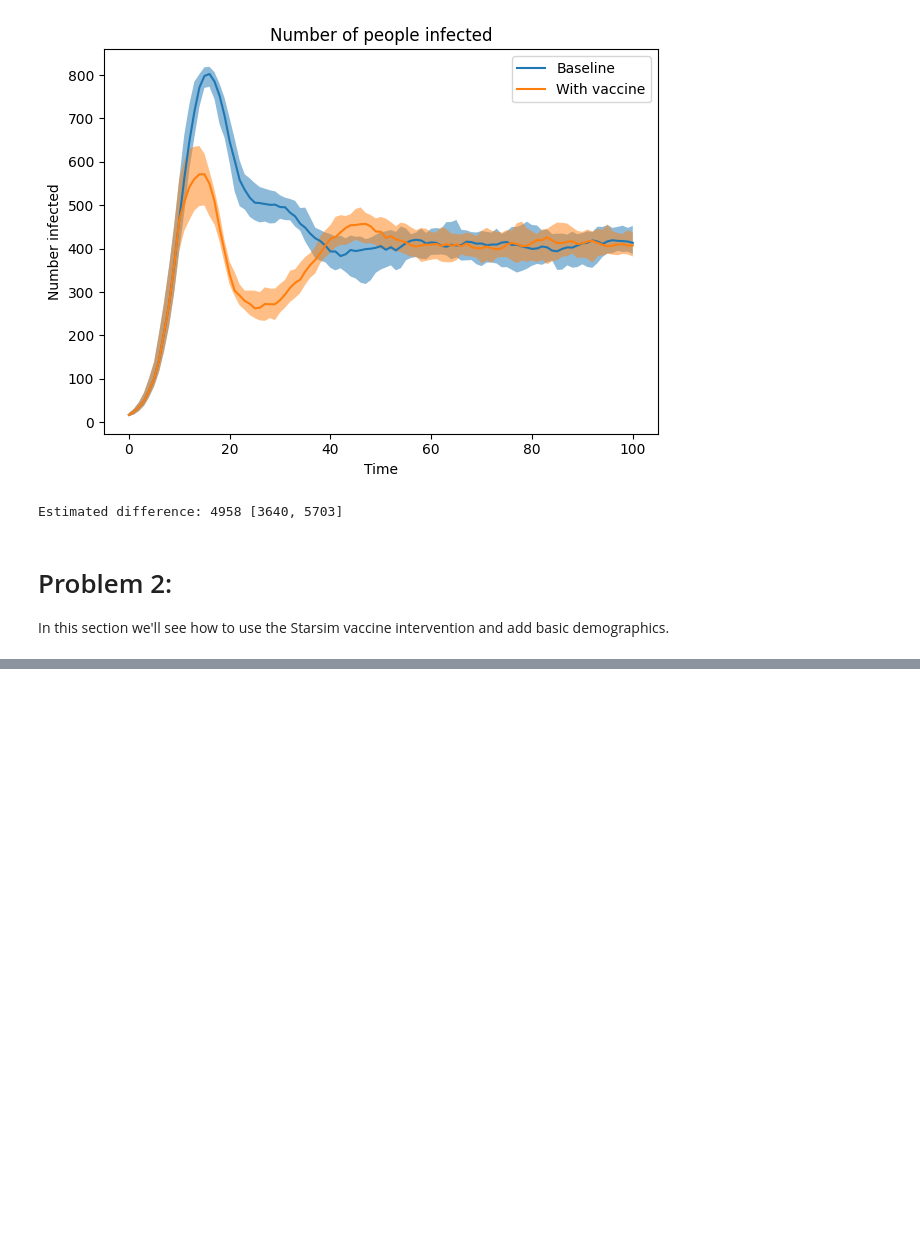
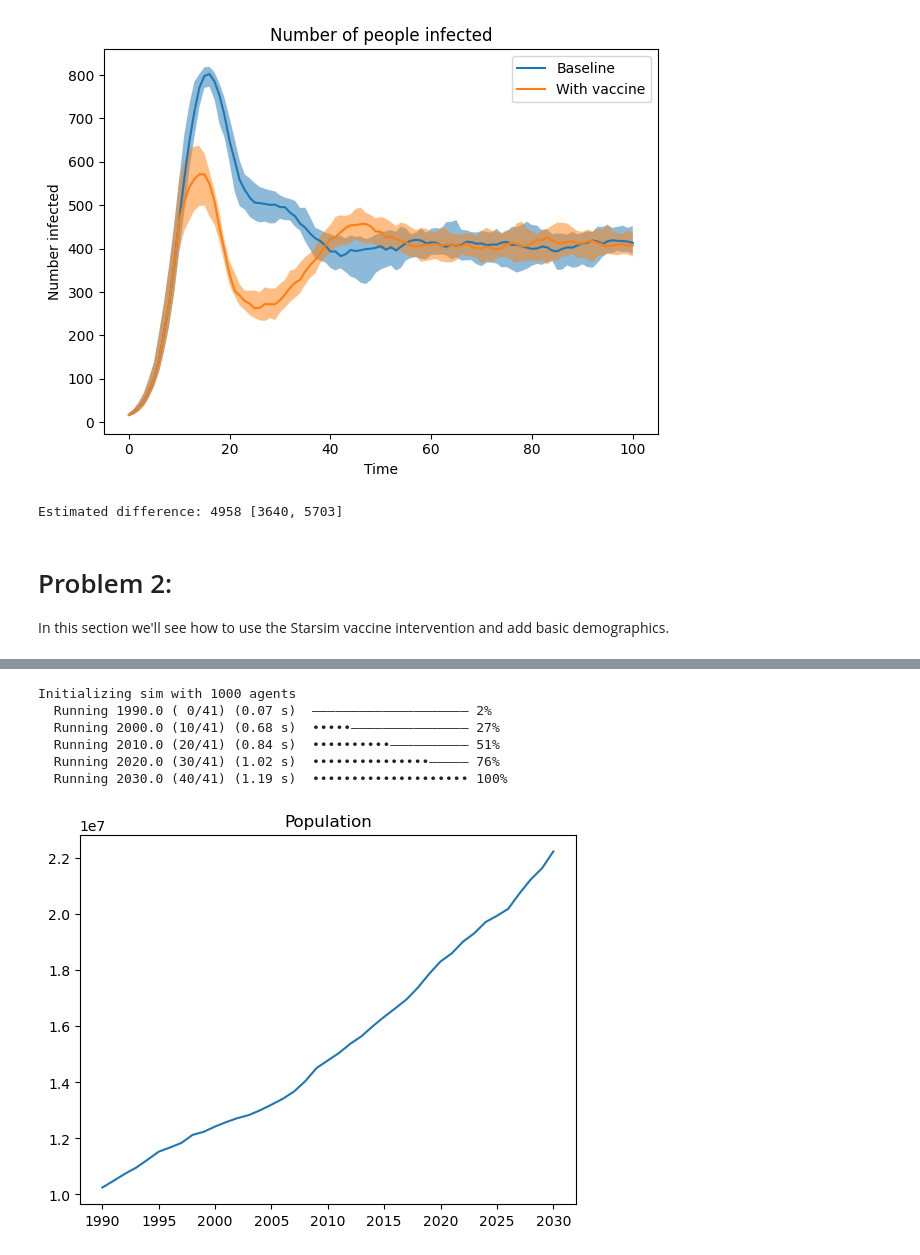
Before and after one commit to APHRC-DSE/ABM-Modelling, a Jupyter notebook: tutorials/tut8.2_scenarios.ipynb, the cells around one changed output, grey strips where cells are left out. Saved outputs shown, nothing was run; the diff lists cells and outputs as text; code cells hidden in the pictures; blank space fills up the shorter version.

Commit message:
add more demographics

```diff
--- a/tutorials/tut8.2_scenarios.ipynb
+++ b/tutorials/tut8.2_scenarios.ipynb
@@ -148,0 +165,50 @@ AttributeError: 'numpy.ndarray' object has no attribute 'uid'
+# %%
+import pandas as pd  # Data
+import starsim as ss  # ABM
+import pylab as pl # Plotting
+
+
+def make_run_sim(location='zimbabwe'):
+    # Make demographic modules
+    fertility_rates = {'fertility_rate': pd.read_csv(f'data/{location}_asfr.csv')}
+    pregnancy = ss.Pregnancy(pars=fertility_rates)
+    death_rates = {'death_rate': pd.read_csv(f'data/{location}_deaths.csv'), 'units': 1}
+    death = ss.Deaths(death_rates)
+
+    # Make people with age structure
+    people = ss.People(1000, age_data=pd.read_csv(f'data/{location}_age.csv'))
+    total_pop_1990 = 9980999
+
+    # Make parameters
+    pars = dict(
+        dt=1,
+        total_pop=total_pop_1990,
+        start=1990,
+        n_years=40,
+        people=people,
+        demographics=[pregnancy, death]
+    )
+
+    sim = ss.Sim(**pars)
+    sim.run()
+
+    # Create the figure
+    pl.figure()
+    pl.subplot(2,1,1)  # Create the first panel in the plot
+    pl.title('Population')
+    pl.plot(sim.yearvec, sim.results.n_alive)
+
+    pl.subplot(2,1,2)  # Create the second panel in the plot
+    pl.title('Births')
+    pl.plot(sim.yearvec, sim.results.pregnancy.births / sim.dt)
+
+
+make_run_sim()
+# %% [output]
+Initializing sim with 1000 agents
+  Running 1990.0 ( 0/41) (0.07 s)  ———————————————————— 2%
+  Running 2000.0 (10/41) (0.68 s)  •••••——————————————— 27%
+  Running 2010.0 (20/41) (0.84 s)  ••••••••••—————————— 51%
+  Running 2020.0 (30/41) (1.02 s)  •••••••••••••••————— 76%
+  Running 2030.0 (40/41) (1.19 s)  •••••••••••••••••••• 100%
+[figure, added]
```
Also changed, not shown: parts of 2 cells of this notebook.
